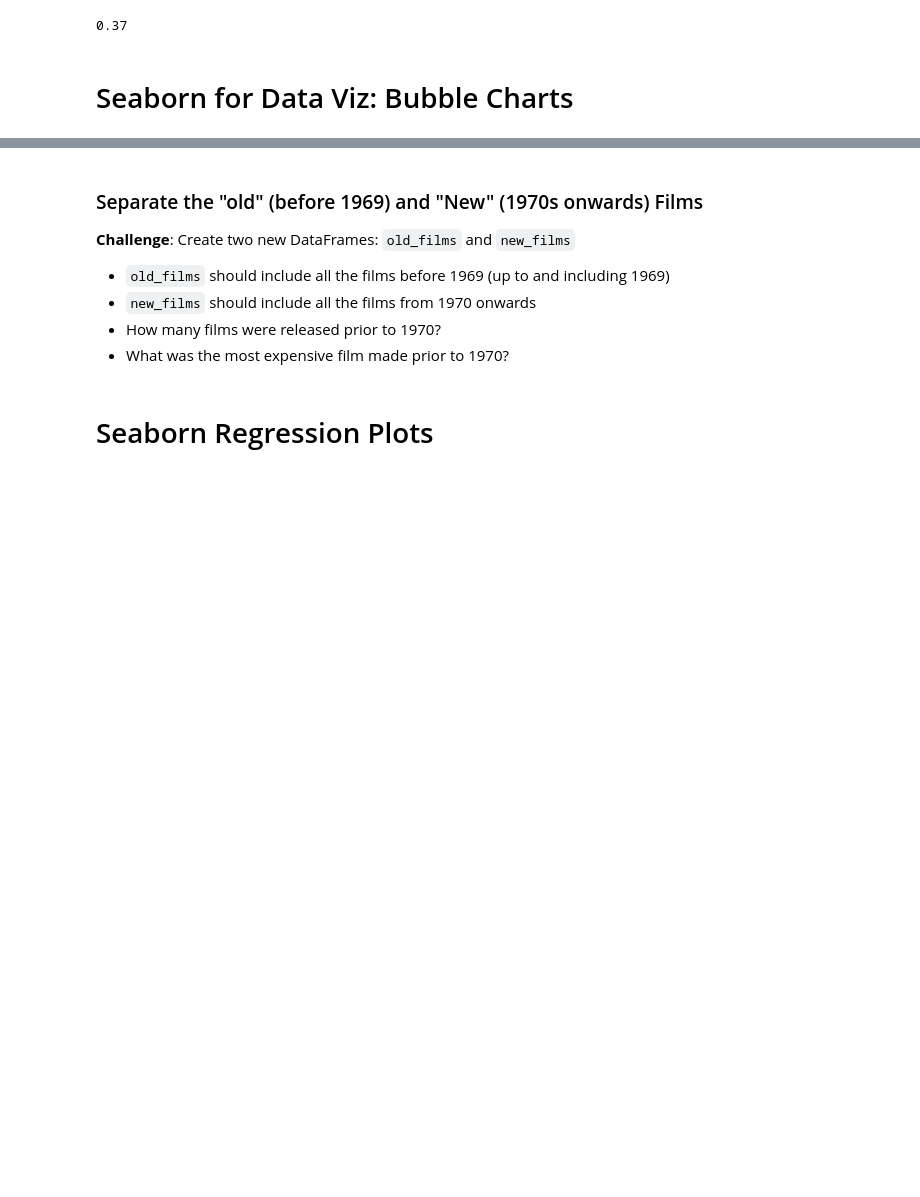
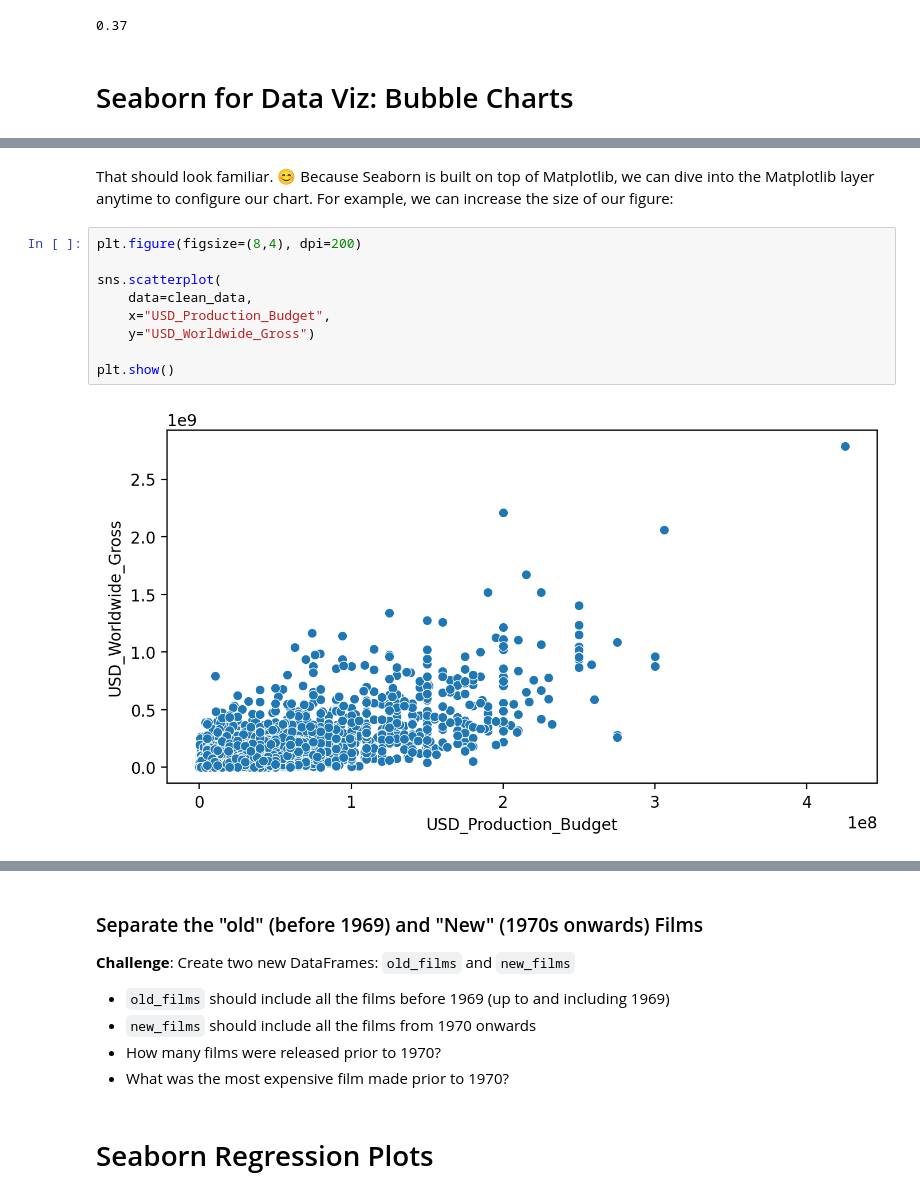
Before and after one commit to ksg-dev/linear-regression-seaborn, a Jupyter notebook: Seaborn_and_Linear_Regression_(start).ipynb, the cells around one changed output, grey strips where cells are left out. Saved outputs shown, nothing was run; the diff lists cells and outputs as text; blank space fills up the shorter version.

```diff
--- a/Seaborn_and_Linear_Regression_(start).ipynb
+++ b/Seaborn_and_Linear_Regression_(start).ipynb
@@ -413,0 +449,13 @@ money_losing.shape[0]/clean_data.shape[0]
+# %% [markdown]
+That should look familiar. 😊 Because Seaborn is built on top of Matplotlib, we can dive into the Matplotlib layer anytime to configure our chart. For example, we can increase the size of our figure:
+# %%
+plt.figure(figsize=(8,4), dpi=200)
+
+sns.scatterplot(
+    data=clean_data,
+    x="USD_Production_Budget",
+    y="USD_Worldwide_Gross")
+
+plt.show()
+# %% [output]
+[figure, added]
```
Also changed, not shown: parts of 16 cells of this notebook.
